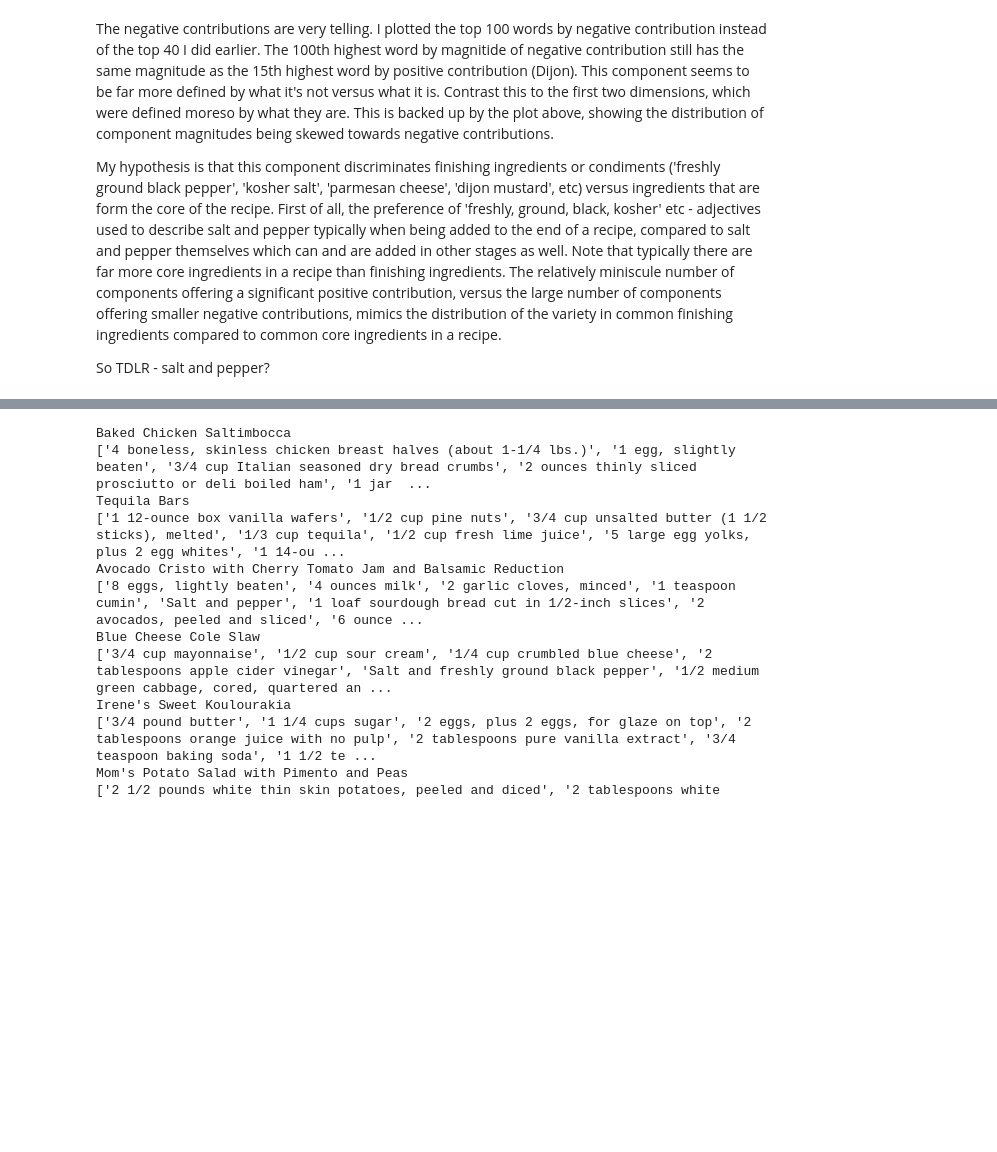
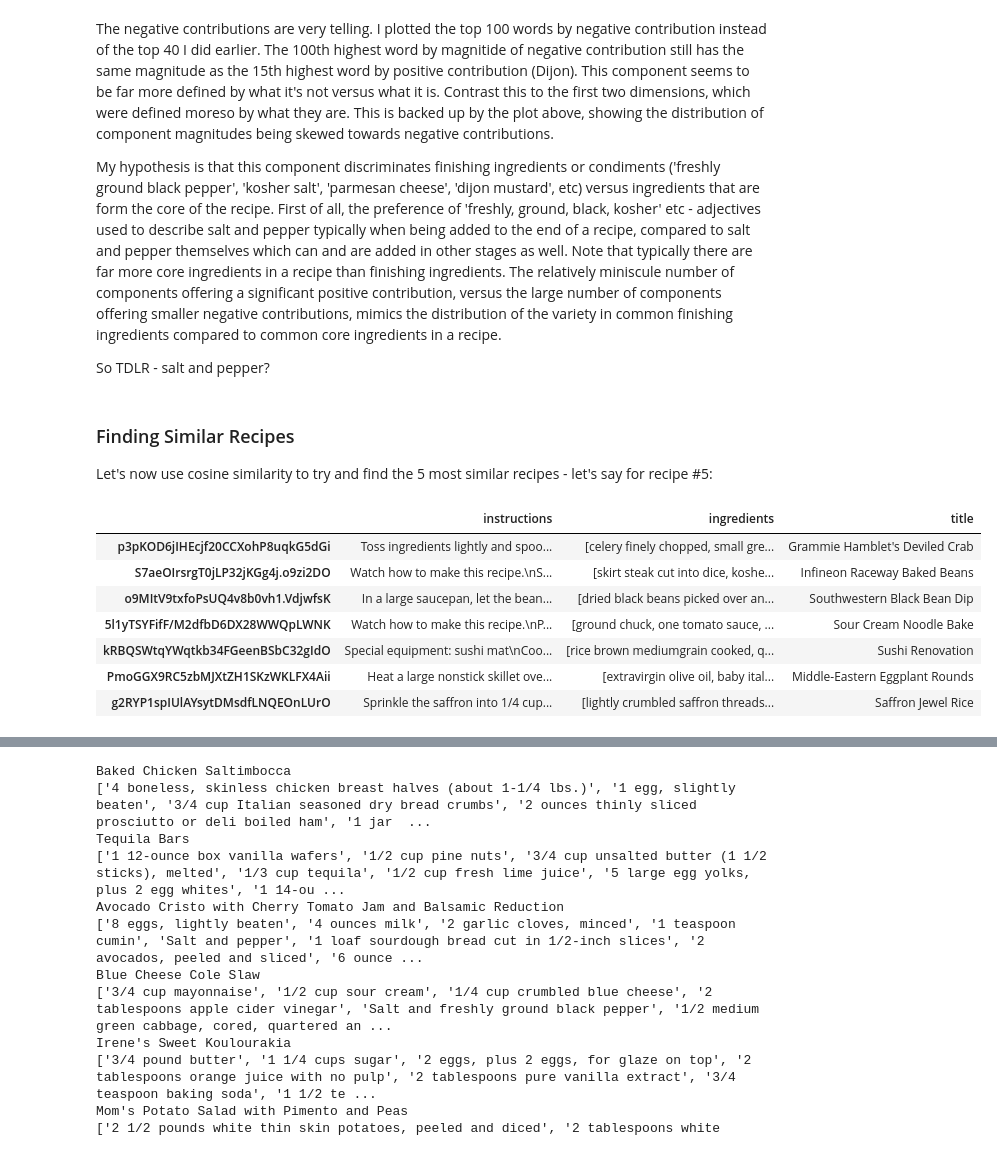
Before and after one commit to sayanfaraz/neural-kitchen, a Jupyter notebook: main.ipynb, the cells around one changed output, grey strips where cells are left out. Cells and saved outputs as stored; diff of their text form; code cells hidden in the pictures; blank space fills up the shorter version.

```diff
--- a/main.ipynb
+++ b/main.ipynb
@@ -428,3 +483,17 @@ The negative contributions are very telling. I plotted the top 100 words by nega
 My hypothesis is that this component discriminates finishing ingredients or condiments ('freshly ground black pepper', 'kosher salt', 'parmesan cheese', 'dijon mustard', etc) versus ingredients that are form the core of the recipe. First of all, the preference of 'freshly, ground, black, kosher' etc - adjectives used to describe salt and pepper typically when being added to the end of a recipe, compared to salt and pepper themselves which can and are added in other stages as well. Note that typically there are far more core ingredients in a recipe than finishing ingredients. The relatively miniscule number of components offering a significant positive contribution, versus the large number of components offering smaller negative contributions, mimics the distribution of the variety in common finishing ingredients compared to common core ingredients in a recipe.
 
 So TDLR - salt and pepper?
+# %% [markdown]
+### Finding Similar Recipes
+Let's now use cosine similarity to try and find the 5 most similar recipes - let's say for recipe #5:
+# %%
+data.head(7)
+# %% [output]
+|  | instructions | ingredients | title |
+| p3pKOD6jIHEcjf20CCXohP8uqkG5dGi | Toss ingredients lightly and spoo... | [celery finely chopped, small gre... | Grammie Hamblet's Deviled Crab |
+| S7aeOIrsrgT0jLP32jKGg4j.o9zi2DO | Watch how to make this recipe.\nS... | [skirt steak cut into dice, koshe... | Infineon Raceway Baked Beans |
+| o9MItV9txfoPsUQ4v8b0vh1.VdjwfsK | In a large saucepan, let the bean... | [dried black beans picked over an... | Southwestern Black Bean Dip |
+| 5l1yTSYFifF/M2dfbD6DX28WWQpLWNK | Watch how to make this recipe.\nP... | [ground chuck, one tomato sauce, ... | Sour Cream Noodle Bake |
+| kRBQSWtqYWqtkb34FGeenBSbC32gIdO | Special equipment: sushi mat\nCoo... | [rice brown mediumgrain cooked, q... | Sushi Renovation |
+| PmoGGX9RC5zbMJXtZH1SKzWKLFX4Aii | Heat a large nonstick skillet ove... | [extravirgin olive oil, baby ital... | Middle-Eastern Eggplant Rounds |
+| g2RYP1spIUlAYsytDMsdfLNQEOnLUrO | Sprinkle the saffron into 1/4 cup... | [lightly crumbled saffron threads... | Saffron Jewel Rice |
```
Also changed, not shown: parts of 35 cells of this notebook, 1 other file.
